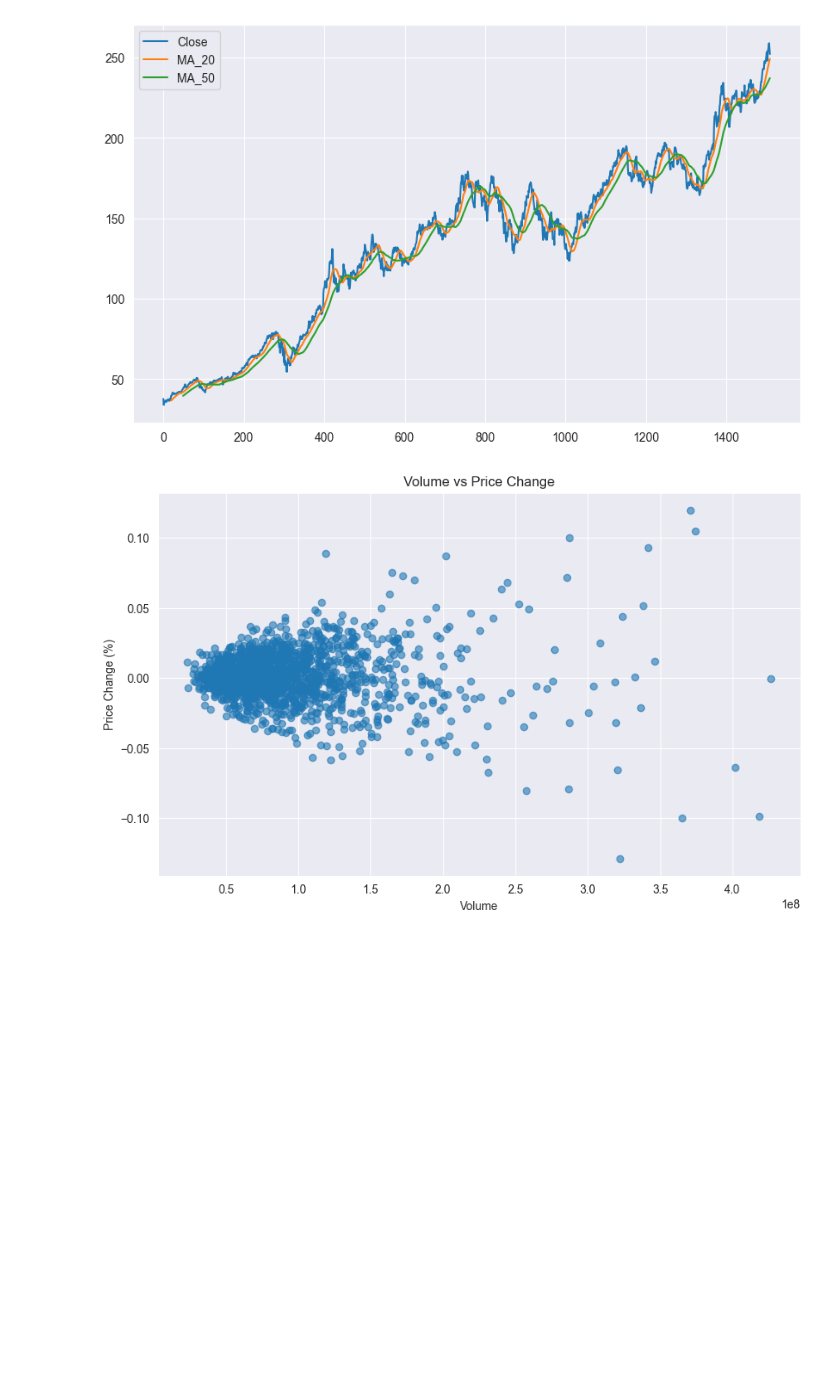
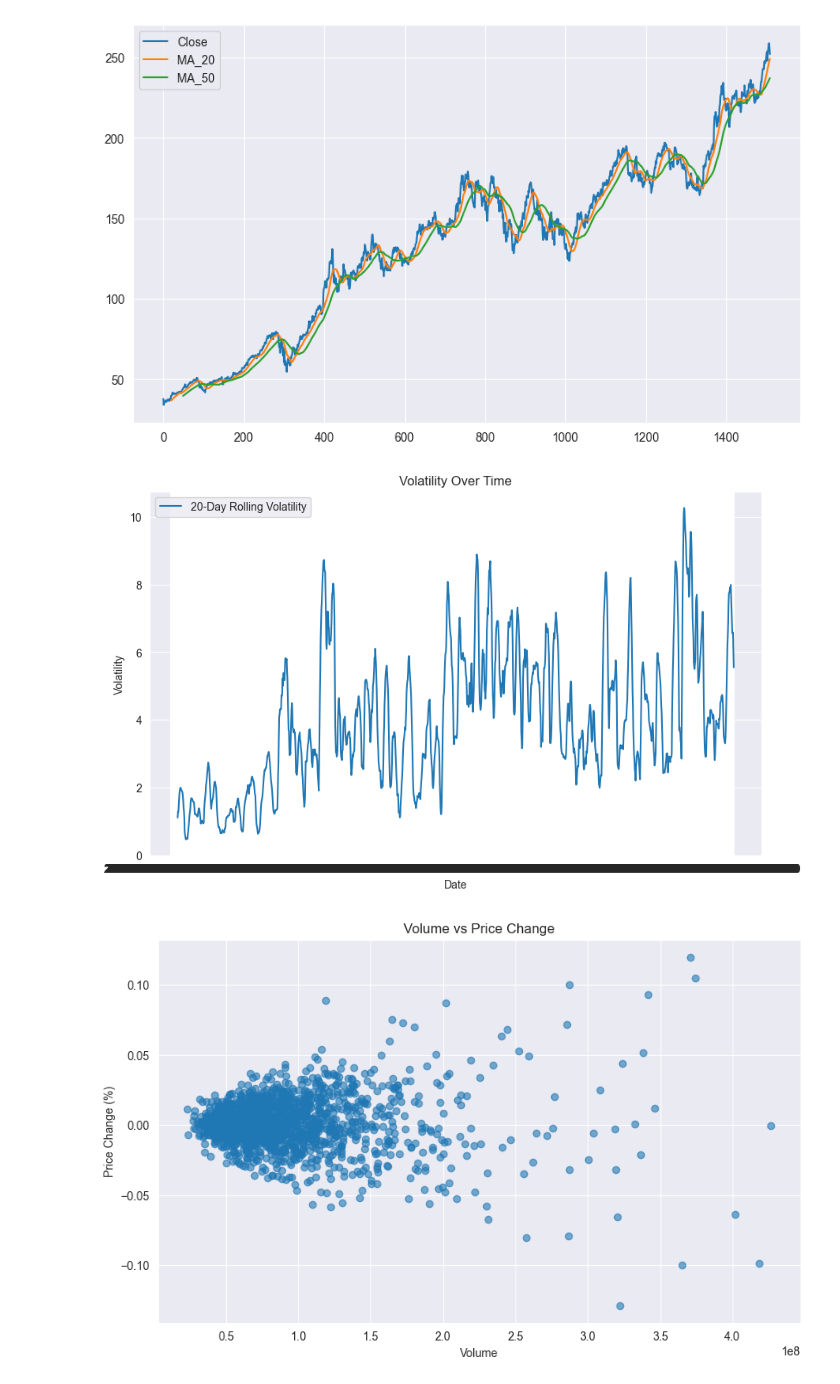
Before and after one commit to evanpoulson/Predictive-Analytics-Pipeline, a Jupyter notebook: notebooks/eda.ipynb, the cells around one changed output. Saved outputs shown, nothing was run; the diff lists cells and outputs as text; code cells hidden in the pictures; blank space fills up the shorter version.

Commit message:
Added volatility and autocorrelation analysis

```diff
--- a/notebooks/eda.ipynb
+++ b/notebooks/eda.ipynb
@@ -143,6 +143,20 @@ data[['Close', 'MA_20', 'MA_50']].plot(figsize=(10, 6))
 # %% [output]
 <Axes: >
 [figure]
+# %%
+#Volatility Analysis: 20-Day Rolling Standard Deviation
+data['Volatility'] = data['Close'].rolling(window=20).std()
+
+# Plot Volatility
+plt.figure(figsize=(10, 6))
+plt.plot(data['Date'], data['Volatility'], label='20-Day Rolling Volatility')
+plt.title('Volatility Over Time')
+plt.xlabel('Date')
+plt.ylabel('Volatility')
+plt.legend()
+plt.show()
+# %% [output]
+[figure, added]
 # %%
 high_volume_days = data.sort_values(by='Volume', ascending=False).head(10)
 
```
Also changed, not shown: parts of 1 cell of this notebook.
